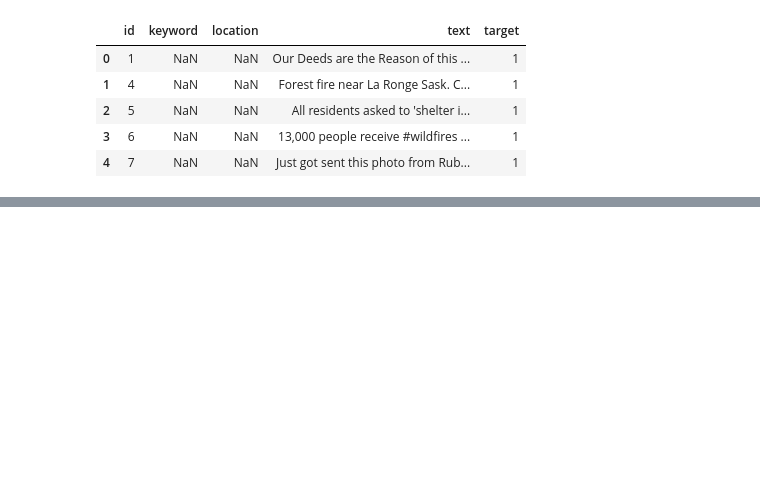
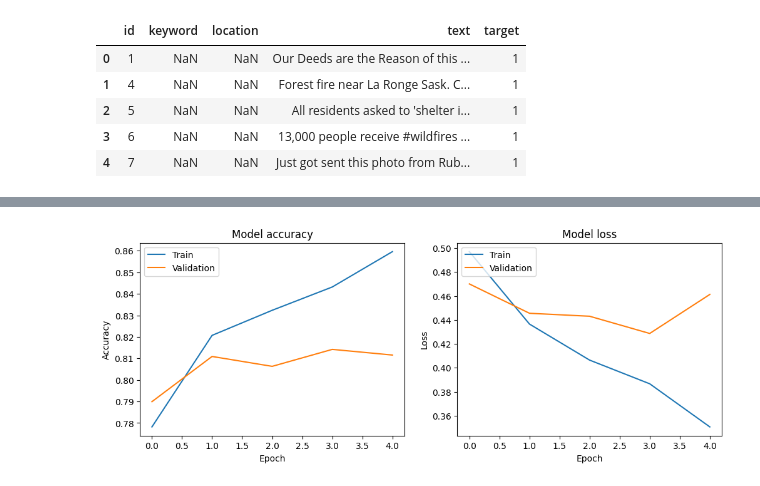
Before and after one commit to DataChemE/Disaster-Tweets, a Jupyter notebook: tweet_prediction.ipynb, the cells around one changed output, grey strips where cells are left out. Drawn from its saved outputs; the diff is of its cells as text; code cells hidden in the pictures; blank space fills up the shorter version.

```diff
--- a/tweet_prediction.ipynb
+++ b/tweet_prediction.ipynb
@@ -58,0 +249,7 @@ dtype: int64
+# %%
+# Split the data into training and testing sets
+X_train, X_test, y_train, y_test = train_test_split(padded_docs, tweets['target'], test_size=0.2, random_state=12)
+
+# Convert the target variables to numpy arrays
+y_train_np = y_train.values
+y_test_np = y_test.values
@@ -58,0 +282,79 @@ dtype: int64
+# %%
+def build_lstm(vocab_size, max_length, embedding_dim, embedding_matrix):
+    model = Sequential()
+    model.add(Input(shape=(max_length,)))
+    model.add(Embedding(vocab_size, embedding_dim, weights=[embedding_matrix], trainable=False))
+    model.add(LSTM(100, return_sequences=True))
+    model.add(LSTM(100))
+    model.add(Dense(50, activation='relu'))
+    model.add(Dense(1, activation='sigmoid'))
+
+    model.compile(optimizer='adam', loss='binary_crossentropy', metrics=['accuracy'])
+
+    return model
+
+# Create the model using the GloVe embeddings
+lstm_model = build_lstm(vocab_size, max_length, embedding_dim, embedding_matrix)
+
+# Callbacks for learning rate adjustment and early stopping
+reduce_lr = ReduceLROnPlateau(monitor='val_loss', factor=0.2, patience=3, min_lr=0.01)
+early_stopping = EarlyStopping(monitor='val_loss', patience=5, restore_best_weights=True)
+
+
+class_weights = compute_class_weight('balanced', classes=np.unique(y_train), y=y_train)
+class_weight_dict = dict(enumerate(class_weights))
+
+# Then, when fitting the model:
+history = lstm_model.fit(
+    X_train, y_train_np,
+    epochs=5,
+    batch_size=12,
+    validation_data=(X_test, y_test_np),
+    callbacks=[reduce_lr, early_stopping],
+    class_weight=class_weight_dict
+)
+
+
+# Plot accuracy and loss for training and validation sets function to be used for all models
+def plot_model(history):
+    plt.figure(figsize=(12, 4))
+    plt.subplot(1, 2, 1)
+    plt.plot(history.history['accuracy'])
+    plt.plot(history.history['val_accuracy'])
+    plt.title('Model accuracy')
+    plt.ylabel('Accuracy')
+    plt.xlabel('Epoch')
+    plt.legend(['Train', 'Validation'], loc='upper left')
+
+    # Plot training & validation loss values
+    plt.subplot(1, 2, 2)
+    plt.plot(history.history['loss'])
+    plt.plot(history.history['val_loss'])
+    plt.title('Model loss')
+    plt.ylabel('Loss')
+    plt.xlabel('Epoch')
+    plt.legend(['Train', 'Validation'], loc='upper left')
+
+    plt.show()
+
+
+plot_model(history)
+
+
+# Model evaluation function to be used on all models for evaluation
+def model_evaluation(model, X_test, y_test):
+
+    # Classification Report
+    y_pred = model.predict(X_test)
+    y_pred = np.round(y_pred).astype(int)
+    print(classification_report(y_test, y_pred))
+
+    # Confusion Matrix
+    cm = confusion_matrix(y_test, y_pred)
+    sns.heatmap(cm, annot=True, fmt='d')
+    plt.xlabel('Predicted')
+    plt.ylabel('True')
+    plt.show()
+
+model_evaluation(lstm_model, X_test, y_test)
+# %% [output]
@@ -58,0 +371 @@ dtype: int64
+[figure, added]
```
Also changed, not shown: parts of 37 cells of this notebook.
